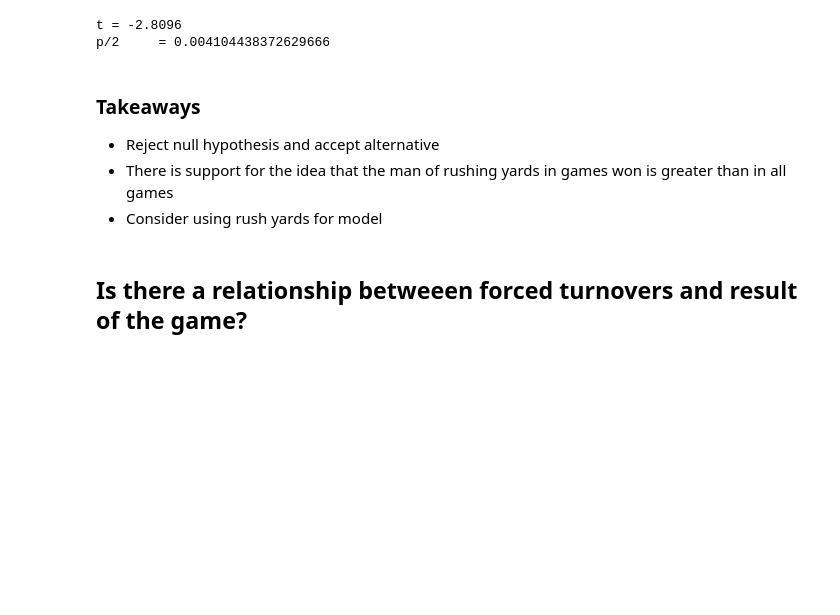
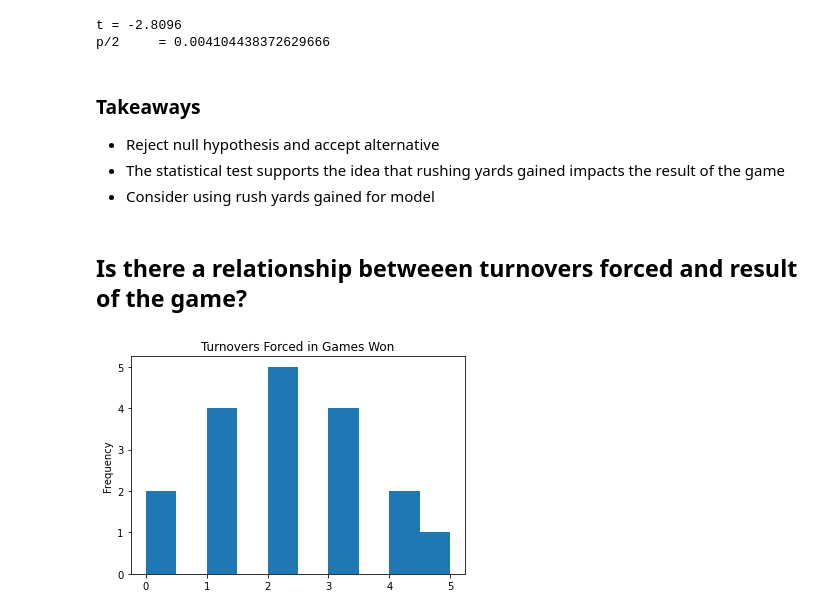
Before and after one commit to allantestaten/browns_project, a Jupyter notebook: Untitled.ipynb, the cells around one changed output. Drawn from its saved outputs; the diff is of its cells as text; code cells hidden in the pictures; blank space fills up the shorter version.

```diff
--- a/Untitled.ipynb
+++ b/Untitled.ipynb
@@ -105,7 +105,12 @@ p/2     = 0.004104438372629666
 # %% [markdown]
 ### Takeaways
 - Reject null hypothesis and accept alternative
-- There is support for the idea that the man of rushing yards in games won is greater than in all games
-- Consider using rush yards for model
+- The statistical test supports the idea that rushing yards gained impacts the result of the game
+- Consider using rush yards gained for model
 # %% [markdown]
-## Is there a relationship betweeen forced turnovers and result of the game?
+## Is there a relationship betweeen turnovers forced and result of the game?
+# %%
+# visualization of browns games won and forced turnovers
+w.histogram_forced_turnovers_wins(train)
+# %% [output]
+[figure, added]
```
Also changed, not shown: parts of 31 cells of this notebook.
